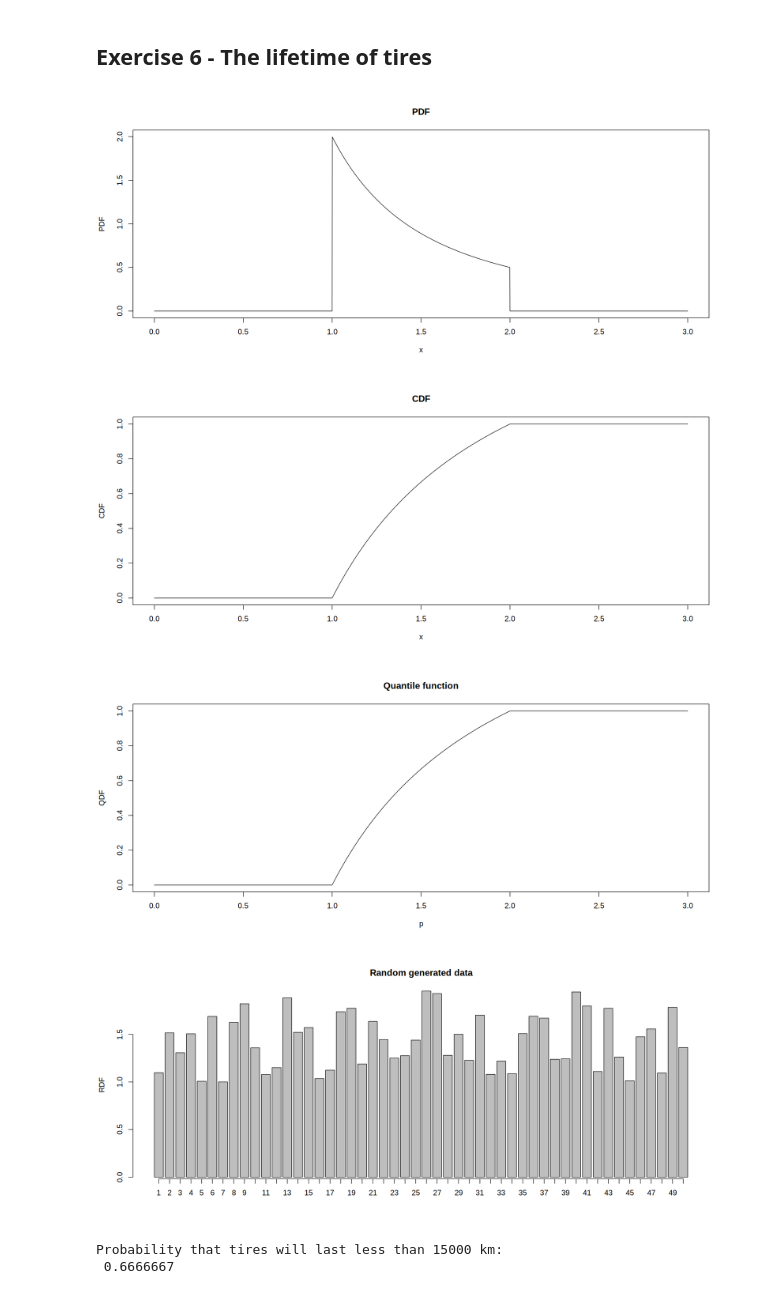
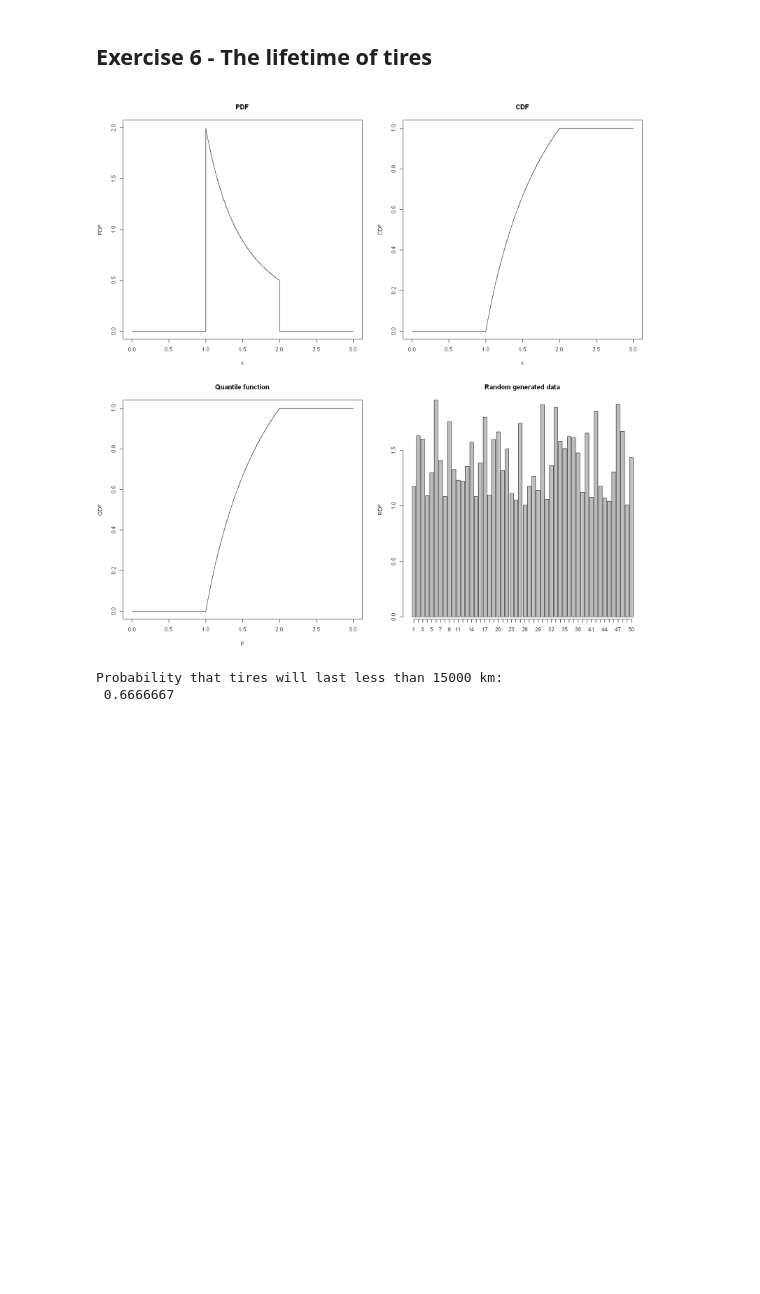
Before and after one commit to aidinattar/AS4PA, a Jupyter notebook: Exercise_2/Attar_Aidin__Exercise2.ipynb, the cells around one changed output. Saved outputs shown, nothing was run; the diff lists cells and outputs as text; code cells hidden in the pictures; blank space fills up the shorter version.

```diff
--- a/Exercise_2/Attar_Aidin__Exercise2.ipynb
+++ b/Exercise_2/Attar_Aidin__Exercise2.ipynb
@@ -229,19 +229,17 @@ rtires <- function(N){
     return(sapply(us, qtires))
 }
 # %%
+par(mfrow = c(2,2))
 x <- seq(0,3,.001)
 plot(x, sapply(x, dtires), type='l', main='PDF', ylab = "PDF")
 plot(x, sapply(x, ptires), type='l', main='CDF', ylab = "CDF")
 p <- seq(0,3,0.001)
 plot(p, sapply(p, ptires), type='l', main='Quantile function', ylab = "QDF")
 N = 50
 rdm = barplot(rtires(50), main='Random generated data', ylab = "RDF")
 axis(1,at=rdm,labels = 1:50)
 # %% [output]
-[figure, old version]
+[figure, new version]
-[figure, removed]
-[figure, removed]
-[figure, removed]
 # %%
 cat("Probability that tires will last less than 15000 km:\n", ptires(15e4/10e4))
 # %% [output]
```
Also changed, not shown: parts of 6 cells of this notebook.
